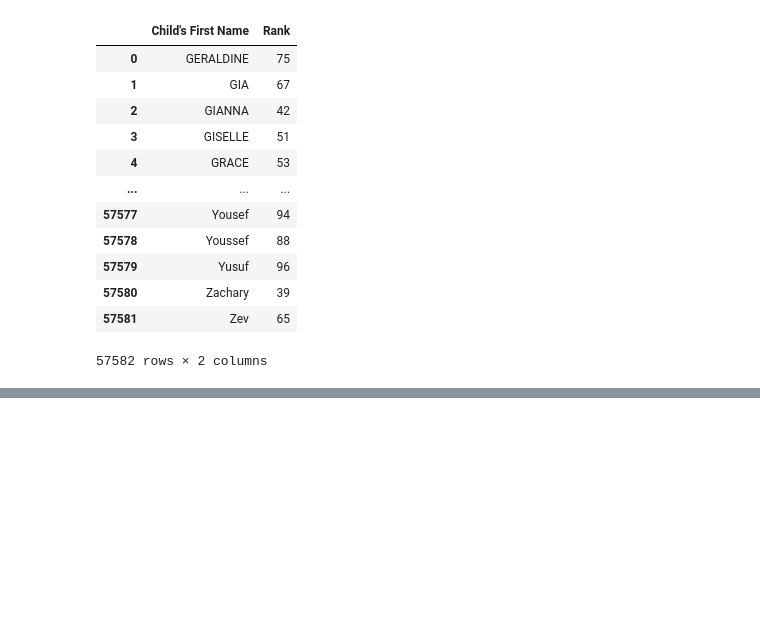
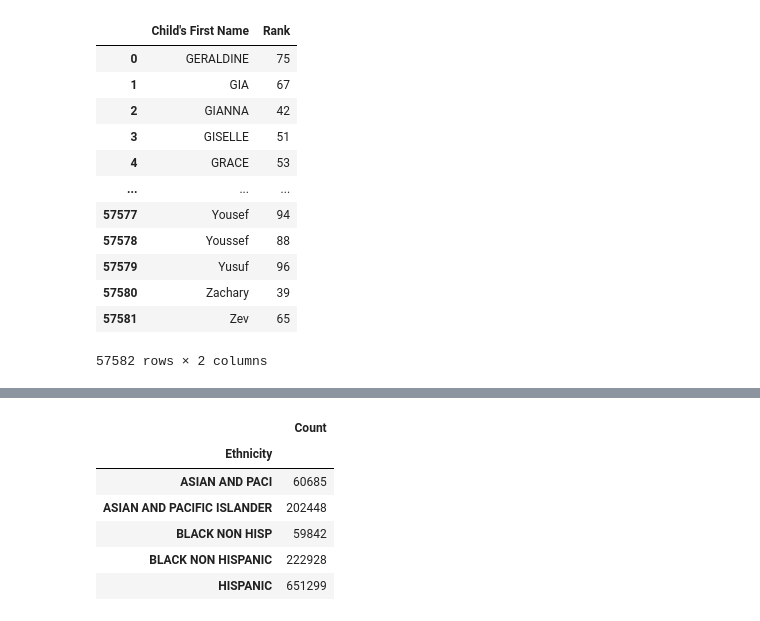
Before and after one commit to Kansi420/python_learn, a Jupyter notebook: pandas/pandas.ipynb, the cells around one changed output, grey strips where cells are left out. Saved outputs shown, nothing was run; the diff lists cells and outputs as text; code cells hidden in the pictures; blank space fills up the shorter version.

```diff
--- a/pandas/pandas.ipynb
+++ b/pandas/pandas.ipynb
@@ -243,0 +347,11 @@ df.sample(n=2, replace=False, random_state=3, axis=1)
+# %%
+pivot_table = pd.pivot_table(df, index='Ethnicity', values='Count', aggfunc='sum')
+pivot_table.head()
+# %% [output]
+|  | Count |
+| Ethnicity |  |
+| ASIAN AND PACI | 60685 |
+| ASIAN AND PACIFIC ISLANDER | 202448 |
+| BLACK NON HISP | 59842 |
+| BLACK NON HISPANIC | 222928 |
+| HISPANIC | 651299 |
```
Also changed, not shown: parts of 10 cells of this notebook, 1 other file.
